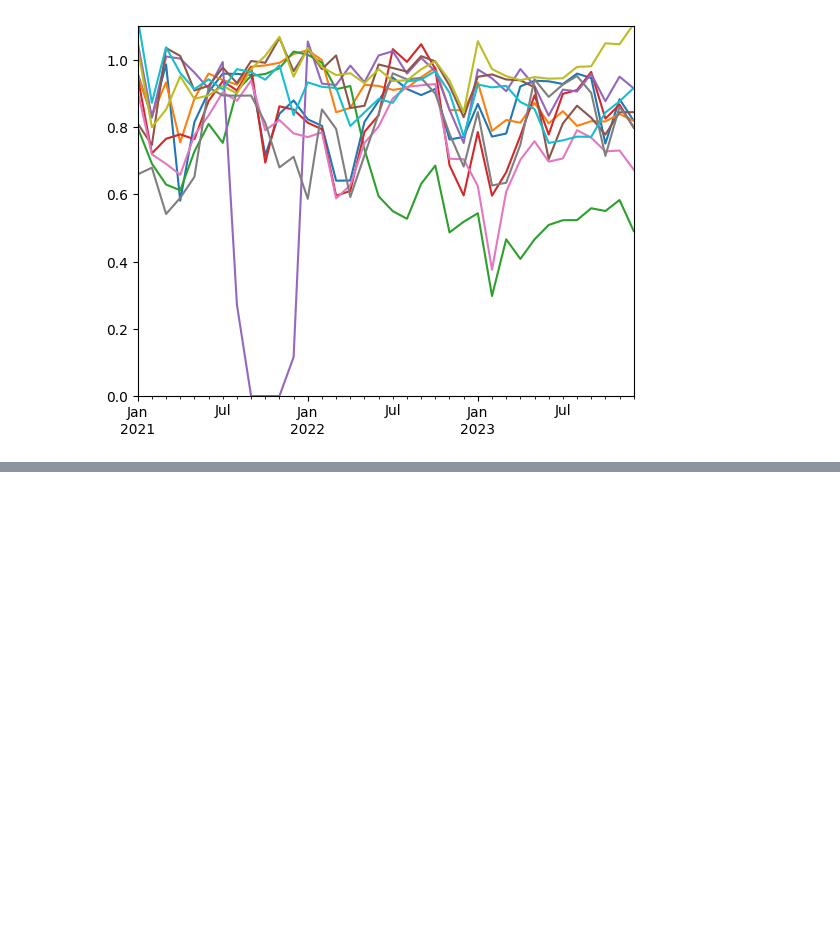
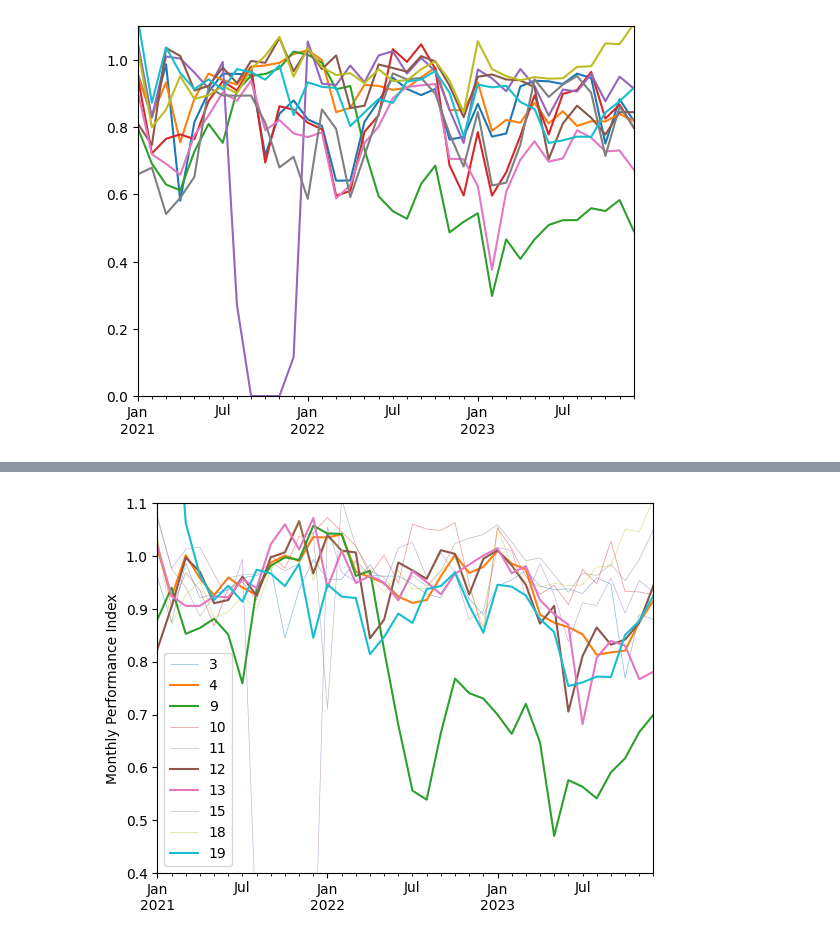
Before and after one commit to williamhobbs/PVPMC_2025, a Jupyter notebook: Process_Specs_Updated.ipynb, the cells around one changed output, grey strips where cells are left out. Saved outputs shown, nothing was run; the diff lists cells and outputs as text; code cells hidden in the pictures; blank space fills up the shorter version.

```diff
--- a/Process_Specs_Updated.ipynb
+++ b/Process_Specs_Updated.ipynb
@@ -1133,12 +1089,0 @@ plt.show()
-# %%
-for plant_number in custom_plant_number_list:
-    # agg_power_expected_custom[plant_number] = power_expected
-    # agg_hsl_custom[plant_number] = df_ts['hsl']
-    # agg_tel_net_out_custom[plant_number] = df_ts['telemetered_net_output']
-
-    print('done with plant ' + str(plant_number))
-
-    (agg_hsl_custom[plant_number].resample('ME').mean() / agg_power_expected_custom[plant_number].resample('YE').mean()).plot()#drawstyle='steps-pre')
-    (agg_tel_net_out_custom[plant_number].resample('ME').mean() / agg_power_expected_custom[plant_number].resample('YE').mean()).plot()#drawstyle='steps-pre')
-    plt.ylim([0,1.1])
-    plt.show()
@@ -1192,0 +1090,20 @@ Freq: ME, dtype: float64
+# %%
+for plant_number in custom_plant_number_list:
+    # agg_power_expected_custom[plant_number] = power_expected
+    # agg_hsl_custom[plant_number] = df_ts['hsl']
+    # agg_tel_net_out_custom[plant_number] = df_ts['telemetered_net_output']
+
+    if plant_number in [4,9,12,13,19]:
+        (agg_hsl_custom[plant_number].resample('ME').mean() / agg_power_expected_custom[plant_number].resample('ME').mean()).plot(label=plant_number)#drawstyle='steps-pre')
+    else:
+        (agg_hsl_custom[plant_number].resample('ME').mean() / agg_power_expected_custom[plant_number].resample('ME').mean()).plot(label=plant_number, linewidth=0.5, alpha=0.5)#drawstyle='steps-pre')
+    # (agg_tel_net_out_custom[plant_number].resample('ME').mean() / agg_power_expected_custom[plant_number].resample('YE').mean()).plot()#drawstyle='steps-pre')
+plt.ylim([0.4,1.1])
+plt.gca().xaxis.label.set_visible(False)
+plt.ylabel('Monthly Performance Index')
+# plt.savefig("images/PI.png", dpi=400, bbox_inches='tight')
+plt.legend()
+plt.show()
+plt.show()
+# %% [output]
+[figure, added]
```
Also changed, not shown: parts of 43 cells of this notebook, 6 other files.
